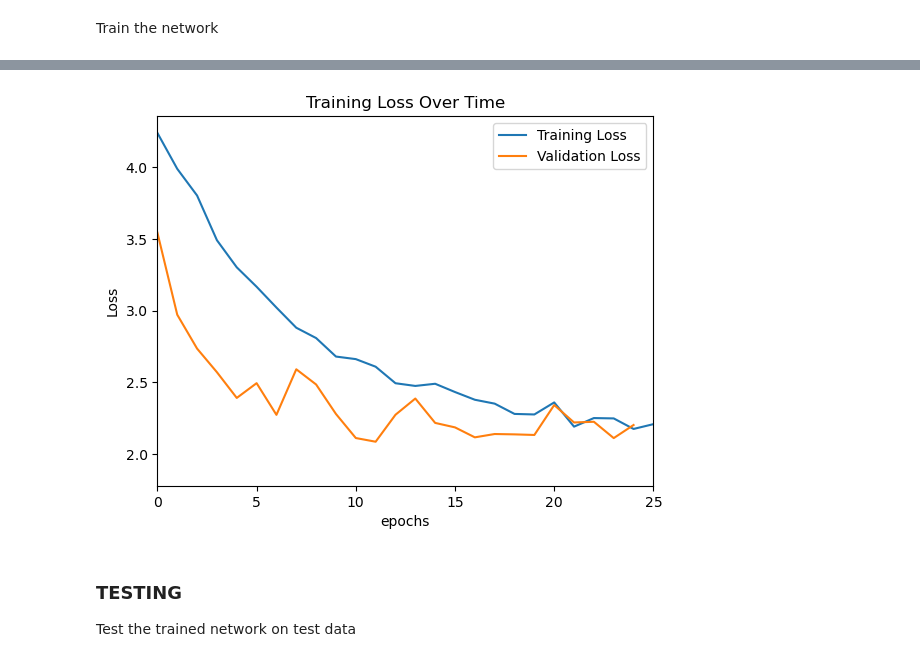
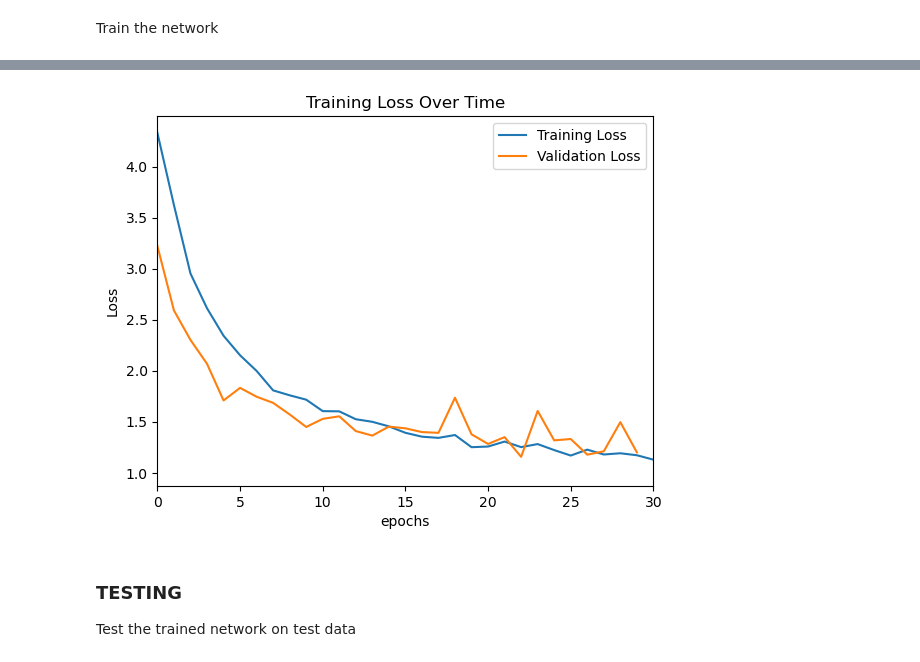
Before and after one commit to puravparab/animal_classifier, a Jupyter notebook: notebooks/pytorch/training.ipynb, the cells around one changed output, grey strips where cells are left out. Saved outputs shown, nothing was run; the diff lists cells and outputs as text; code cells hidden in the pictures.

```diff
--- a/notebooks/pytorch/training.ipynb
+++ b/notebooks/pytorch/training.ipynb
@@ -67,7 +67,7 @@ augmentation_transform = transforms.Compose([
 ])
 
 # Create augmented dataset
-for i in range(4):
+for i in range(7):
     # Apply augmentation to the entire dataset
     augmented_dataset = ImageFolder(dataset_path, transform=augmentation_transform)
     # Combine the original and augmented datasets
@@ -167,7 +167,7 @@ Trainable params: 455959
 # %% [markdown]
 Define loss function and optimizer
 # %%
-learning_rate = 0.02
+learning_rate = 0.009
 
 criterion = nn.CrossEntropyLoss()
 optimizer = optim.SGD(net.parameters(), lr=learning_rate, momentum=0.9)
@@ -176,7 +176,7 @@ optimizer = optim.SGD(net.parameters(), lr=learning_rate, momentum=0.9)
 Train the network
 # %%
 %%time
-epochs = 40
+epochs = 30
 
 # Initialize an empty list to store loss values for plotting
 loss_values = []
@@ -244,21 +244,21 @@ torch.save(net.state_dict(), PATH)
 # %%
 # Plot the loss graph
 train_loss_values = []
 for i in range(len(loss_values)):
-    if i % 2 == 0:
+    if i % 6 == 0:
         train_loss_values.append(loss_values[i])
 
 plt.plot(train_loss_values, label='Training Loss')
 plt.plot(val_loss_values, label='Validation Loss')
 plt.xlabel('epochs')
 plt.ylabel('Loss')
 plt.title('Training Loss Over Time')
 plt.legend()
 custom_x_range = (0, epochs)
 plt.xlim(custom_x_range)
 plt.show()
 # %% [output]
-[figure, old version]
+[figure, new version]
 # %% [markdown]
 ### TESTING
 Test the trained network on test data
```
Also changed, not shown: parts of 9 cells of this notebook.
